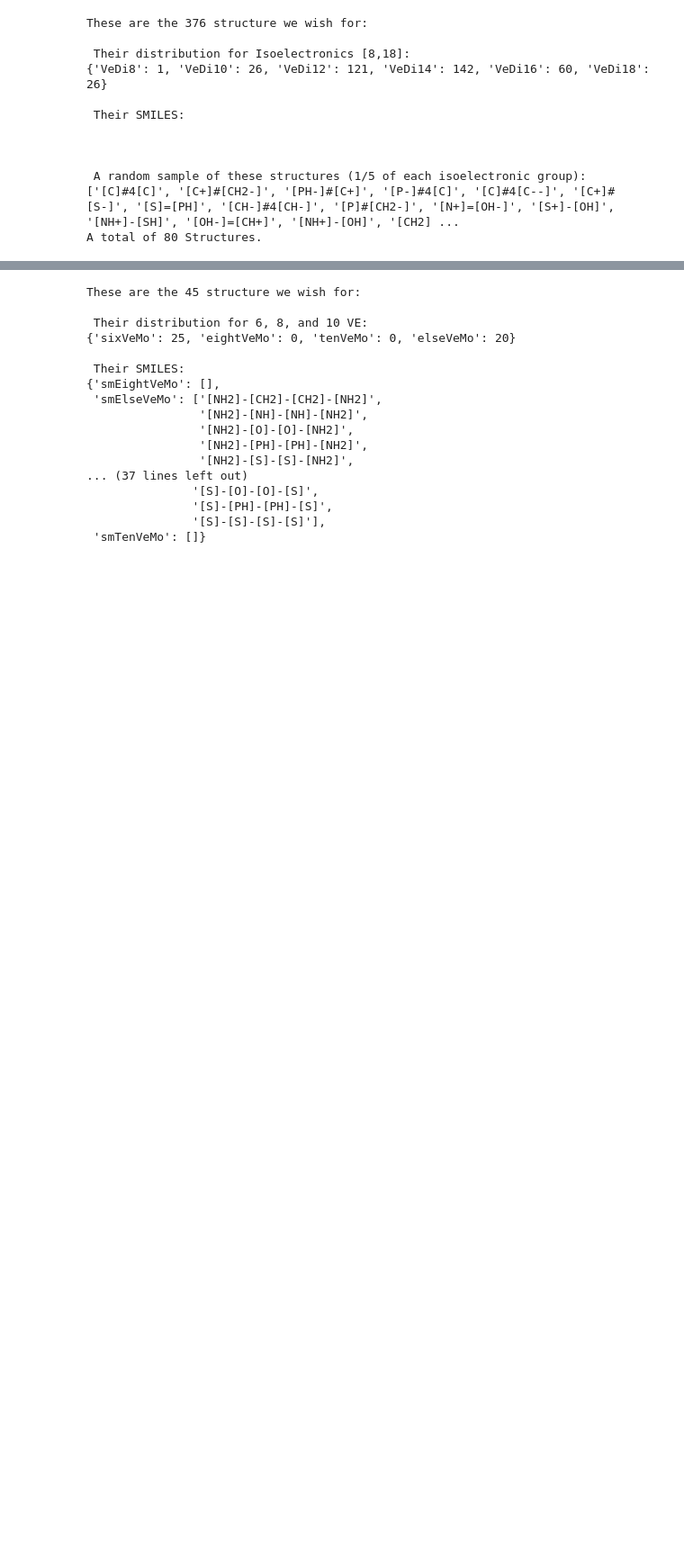
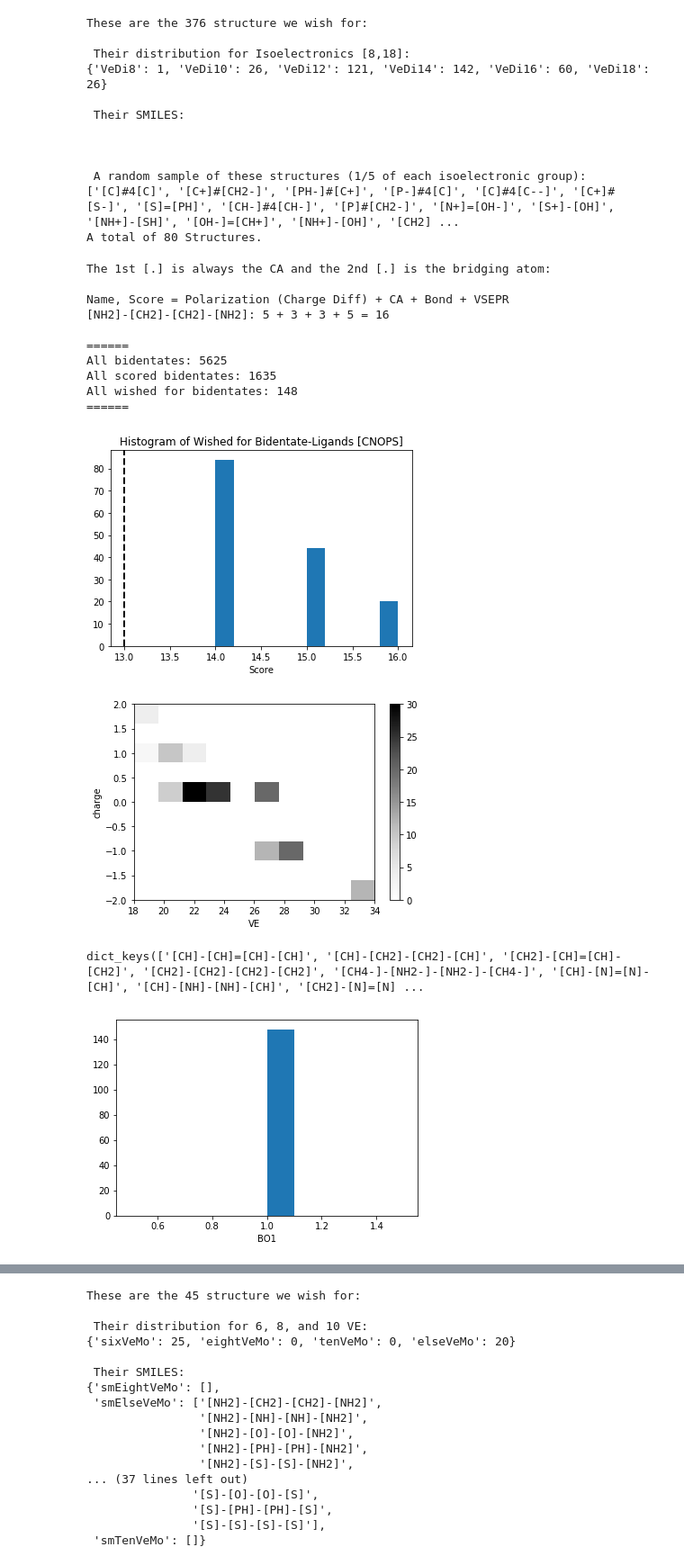
Before and after one commit to hjkgrp/smu, a Jupyter notebook: enum/enum.ipynb, the cells around one changed output, grey strips where cells are left out. Shown: that part at 90% size. Drawn from its saved outputs; the diff is of its cells as text; code cells hidden in the pictures; blank space fills up the shorter version.

Commit message:
added chapter describing the construction of the full mono, di and bidentate space

```diff
--- a/enum/enum.ipynb
+++ b/enum/enum.ipynb
@@ -640,7 +640,7 @@ wishedDictBident = dict()
 
 for elem1 in elemList.keys():
     for elem2 in elemList.keys():
-        for charge1 in range(-2, 3):
+        for charge1 in range(-4, 5):
             for h1 in hList:
                 for h2 in hList:
 #                      if h1 ==2 and h2 ==2 and elem1 == "N" and elem2 == "C":
@@ -763,7 +763,7 @@ histBond = list()
 histBondScore = list()
 histBond1 = list()
 histBond2 = list()
-vi ~/
+
 print("The 1st [.] is always the CA and the 2nd [.] is the bridging atom:\n")
 print("Name, Score = Polarization (Charge Diff) + CA + Bond + VSEPR ")
 for name, props in scoredDictBident.items():
@@ -819,30 +819,45 @@ plt.show()
 print(wishedDictBident.keys())
 
 plt.hist(histBond1)
 plt.xlabel('BO1')
 plt.show()
 
 plt.hist(histBond2)
 plt.xlabel('BO2')
 plt.show()
 
 plt.hist(histCharge)
 plt.xlabel('charge')
 plt.show()
 
 plt.hist(histCharge1)
 plt.xlabel('charge1')
 plt.show()
 
 plt.hist(histCharge2)
 plt.xlabel('charge2')
 plt.show()
 
 
 # totC  = 0
 # totBO = 0
 # for vals in wishedDictBident.values():
 #     totC += abs(vals[3])+abs(vals[11])
 #     totBO += vals[14] + vals[15]
 # print(totC)
 # print(totBO)
+# %% [output]
+The 1st [.] is always the CA and the 2nd [.] is the bridging atom:
+
+Name, Score = Polarization (Charge Diff) + CA + Bond + VSEPR
+[NH2]-[CH2]-[CH2]-[NH2]: 5 + 3 + 3 + 5 = 16
+
+======
+All bidentates: 5625
+All scored bidentates: 1635
+All wished for bidentates: 148
+======
+[figure, added]
+[figure, added]
+dict_keys(['[CH]-[CH]=[CH]-[CH]', '[CH]-[CH2]-[CH2]-[CH]', '[CH2]-[CH]=[CH]-[CH2]', '[CH2]-[CH2]-[CH2]-[CH2]', '[CH4-]-[NH2-]-[NH2-]-[CH4-]', '[CH]-[N]=[N]-[CH]', '[CH]-[NH]-[NH]-[CH]', '[CH2]-[N]=[N] ...
+[figure, added]
```
Also changed, not shown: parts of 1 cell of this notebook, 5 other files.
